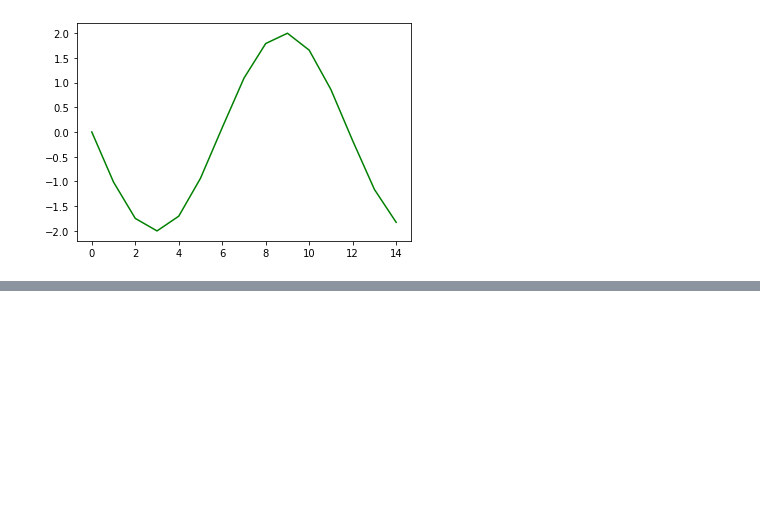
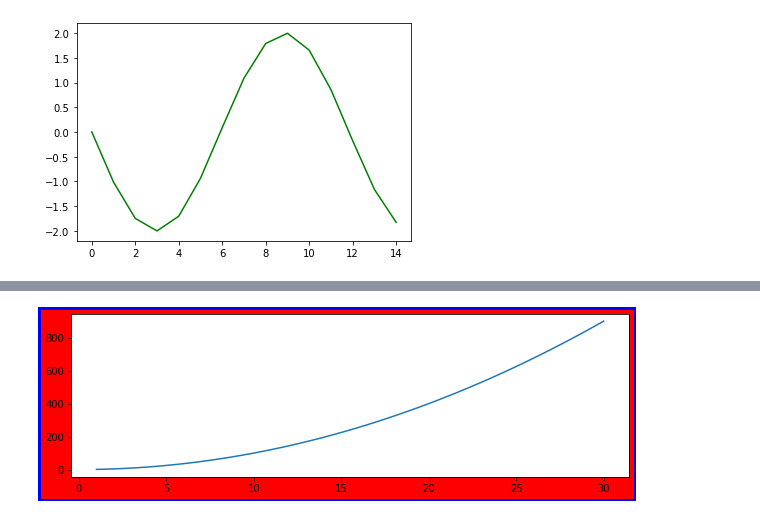
Before and after one commit to tayyabsarfraz/Introduction-to-Data-Analyst-and-Data-Science, a Jupyter notebook: Module no 02- Python for Data Scientists/03 - Data Visualization with Matplotlib and Seaborn/Lec-2.23(Introduction to Data Visualization - 00).ipynb, the cells around one changed output, grey strips where cells are left out. Drawn from its saved outputs; the diff is of its cells as text; code cells hidden in the pictures; blank space fills up the shorter version.

```diff
--- a/Module no 02- Python for Data Scientists/03 - Data Visualization with Matplotlib and Seaborn/Lec-2.23(Introduction to Data Visualization - 00).ipynb
+++ b/Module no 02- Python for Data Scientists/03 - Data Visualization with Matplotlib and Seaborn/Lec-2.23(Introduction to Data Visualization - 00).ipynb
@@ -374,0 +400,13 @@ plt.show()
+# %%
+# let’s change the figure size and also add additional parameters like facecolor, edgecolor, linewidth
+fig = plt.figure(figsize=(10,3), facecolor='r', edgecolor='b', linewidth=5)
+
+# create a sample data
+x = np.linspace(1,30)
+y = x**2
+
+#  plot the figure
+plt.plot(x,y)
+plt.show()
+# %% [output]
+[figure, added]
```
Also changed, not shown: parts of 20 cells of this notebook.
